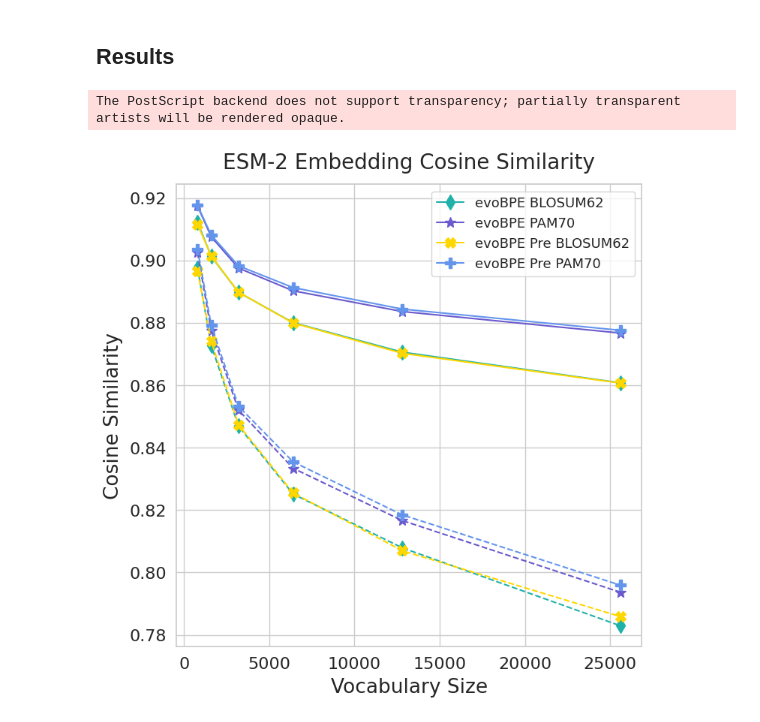
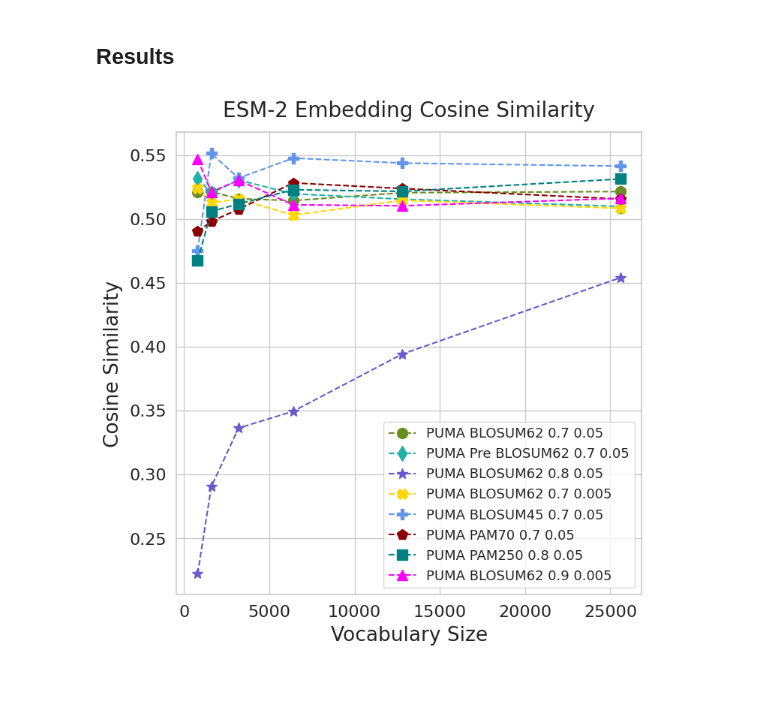
Before and after one commit to boun-tabi-lifelu/evolutionary-subword-tokenization, a Jupyter notebook: Prog/esm_embedding_similarity_analysis_for_mutations.ipynb, the cells around one changed output. Saved outputs shown, nothing was run; the diff lists cells and outputs as text; code cells hidden in the pictures; blank space fills up the shorter version.

Commit message:
new esm experiment replaced with the old. optimized and got result for many tokenizers.

```diff
--- a/Prog/esm_embedding_similarity_analysis_for_mutations.ipynb
+++ b/Prog/esm_embedding_similarity_analysis_for_mutations.ipynb
@@ -87,7 +48,7 @@ uniref_id = '50'
 df_protein = pd.read_sql(f"""SELECT Entry as uniprot_id, Sequence as sequence
                           FROM proteins
                           WHERE Entry IN (SELECT uniprot_accession FROM uniref{uniref_id}_distilled)""", conn)
-df_protein = df_protein[df_protein['sequence'].str.len() < 1024].reset_index(drop=True)
+df_protein = df_protein[df_protein['sequence'].str.len() < 512].reset_index(drop=True)
 
 df_protein_sliced = pd.read_sql(f"SELECT uniprot_id, sequence FROM uniref{uniref_id}_domain_sliced_plddt70", conn)
 df_protein_sliced = df_protein_sliced[df_protein_sliced['uniprot_id'].isin(df_protein['uniprot_id'])].reset_index(drop=True)
@@ -438,0 +1146,13 @@ series_protein_all_similarity_wmean = np.sum(df_protein_all_similarity.iloc[:,1:
+# %%
+# Run enhanced similarity experiment
+print("Running enhanced similarity experiment...")
+results_df = run_enhanced_protein_similarity_experiment(
+    df_protein_oma,
+    sub_matrix_precomputed_alternatives,
+    batch_size=64,
+    extract_layers=[], #[6, 12, -1],  # Multiple layers
+    similarity_methods=[], #['concat', 'position_wise', 'global_mean', 'local_window'],
+    include_probability_analysis=False,
+    include_rank_analysis=True,
+    include_baseline=True
+)
@@ -445,8 +1206,8 @@ import seaborn as sns
 sns.set()
 sns.color_palette("Spectral", as_cmap=True)
 
-colors = ['olivedrab', 'lightseagreen', 'slateblue', 'gold', 'cornflowerblue', 'darkred'][1:]
-markers = ["o", "d", "*", "X", "P", "p"][1:]
+colors = ['olivedrab', 'lightseagreen', 'slateblue', 'gold', 'cornflowerblue', 'darkred', 'teal', 'fuchsia', 'orange', 'dodgerblue', 'purple']
+markers = ["o", "d", "*", "X", "P", "p", 's', '^', 'v', 'D', 'X']
 linestyles = ['-', '--', '-.', ':', "."]
 
 label_pad = 6
@@ -466,37 +1227,24 @@ figures_folder_name = 'figures'
 # %%
 sns.set_style("whitegrid")
 
 for i, method in enumerate(methods):
-    for j, choice in enumerate(['mutated', 'alternative']):
-        if choice == 'mutated':
-            plt.plot(vocab_sizes, [series_protein_all_similarity_wmean[f'{method} {vocab_size} {choice}'] for vocab_size in vocab_sizes],
-                    markers[i],
-                    color=colors[i],
-                    linestyle=linestyles[j],
-                    markersize=10,
-                    label=methods2names[method])
-        else:
-            plt.plot(vocab_sizes, [series_protein_all_similarity_wmean[f'{method} {vocab_size} {choice}'] for vocab_size in vocab_sizes],
-                    markers[i],
-                    color=colors[i],
-                    linestyle=linestyles[j],
-                    markersize=10)
+        plt.plot(vocab_sizes, [results_df[results_df['tokenizer'] == f'{method} {vocab_size}']['rank_win_rate_mut_vs_alt'] for vocab_size in vocab_sizes],
+                markers[i],
+                color=colors[i],
+                linestyle=linestyles[1],
+                markersize=10,
+                label=methods2names[method])
 
 plt.title(f"ESM-2 Embedding Cosine Similarity", pad=title_pad)
 plt.xlabel("Vocabulary Size", labelpad=label_pad)
 plt.ylabel("Cosine Similarity", labelpad=label_pad)
 plt.legend()
 
 # plt.xlim([0, 2000])
 # plt.ylim([.1, .4])
 
-plt.savefig(f'{figures_folder_name}/esm_embedding_all.eps', bbox_inches='tight')
-plt.savefig(f'{figures_folder_name}/esm_embedding_all.pdf', bbox_inches='tight')
-plt.savefig(f'{figures_folder_name}/esm_embedding_all.png', bbox_inches='tight')
-
 plt.show()
 # %% [output]
-The PostScript backend does not support transparency; partially transparent artists will be rendered opaque.
-[figure, old version]
+[figure, new version]
 # %%
 sns.set_style("whitegrid")
```
Also changed, not shown: parts of 40 cells of this notebook, 1 other file.
